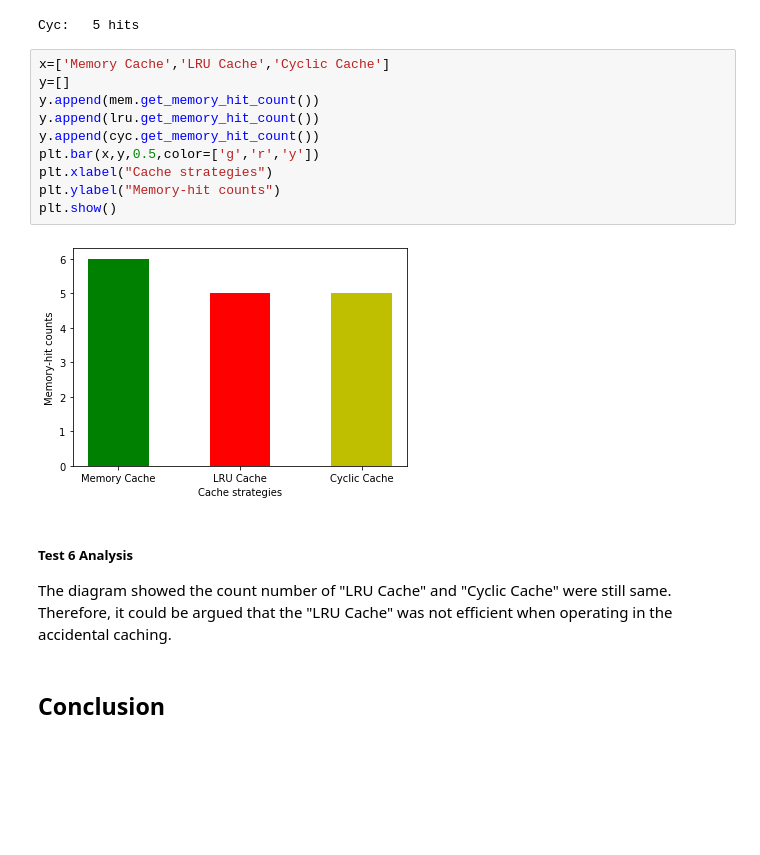
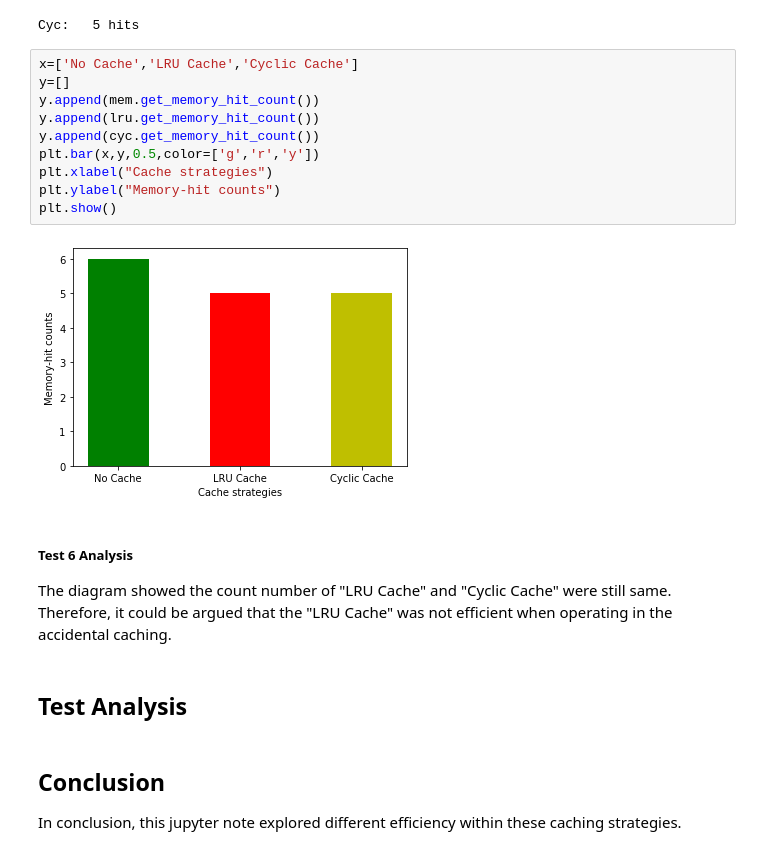
Before and after one commit to ZihaoChen189/COMP15212_labs, a Jupyter notebook: experiment/CachingExperiment.ipynb, the cells around one changed output. Saved outputs shown, nothing was run; the diff lists cells and outputs as text; blank space fills up the shorter version.

```diff
--- a/experiment/CachingExperiment.ipynb
+++ b/experiment/CachingExperiment.ipynb
@@ -410,19 +404,22 @@ print("Cyc: {:3d} hits".format(cyc.get_memory_hit_count()))
 # %% [output]
 Cyc:   5 hits
 # %%
-x=['Memory Cache','LRU Cache','Cyclic Cache']
+x=['No Cache','LRU Cache','Cyclic Cache']
 y=[]
 y.append(mem.get_memory_hit_count())
 y.append(lru.get_memory_hit_count())
 y.append(cyc.get_memory_hit_count())
 plt.bar(x,y,0.5,color=['g','r','y'])
 plt.xlabel("Cache strategies")
 plt.ylabel("Memory-hit counts")
 plt.show()
 # %% [output]
-[figure, old version]
+[figure, new version]
 # %% [markdown]
 ##### Test 6 Analysis
 The diagram showed the count number of "LRU Cache" and "Cyclic Cache" were still same. Therefore, it could be argued that the "LRU Cache" was not efficient when operating in the accidental caching.
+# %% [markdown]
+## Test Analysis
 # %% [markdown]
 ## Conclusion
+In conclusion, this jupyter note explored different efficiency within these caching strategies.
```
Also changed, not shown: parts of 14 cells of this notebook.
